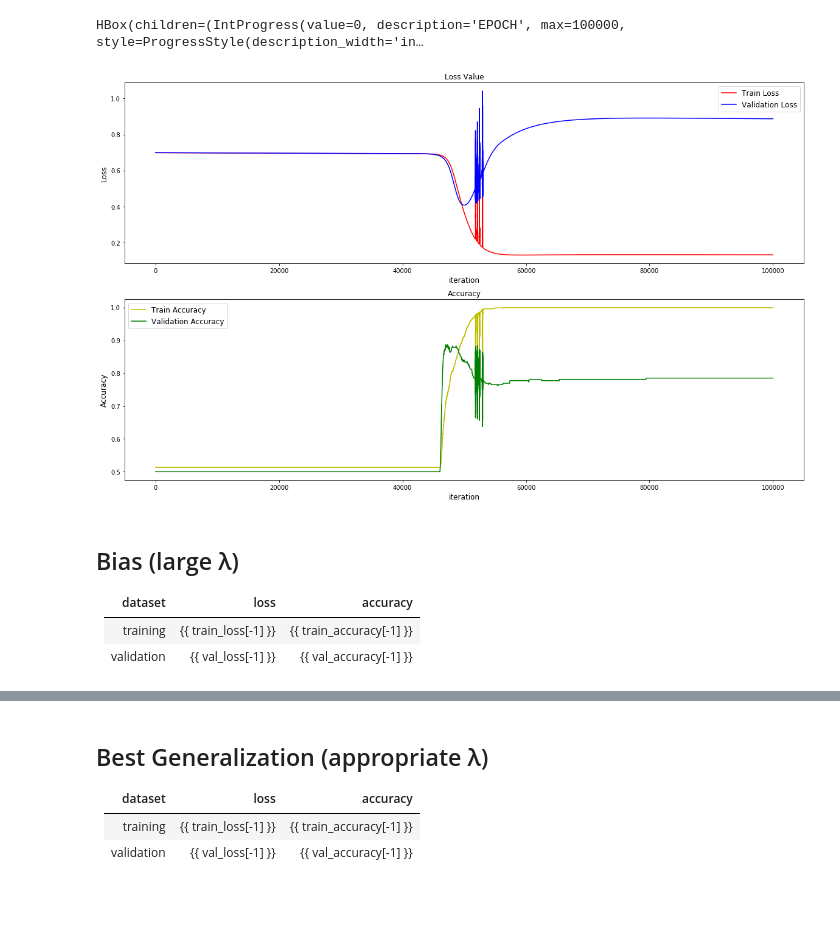
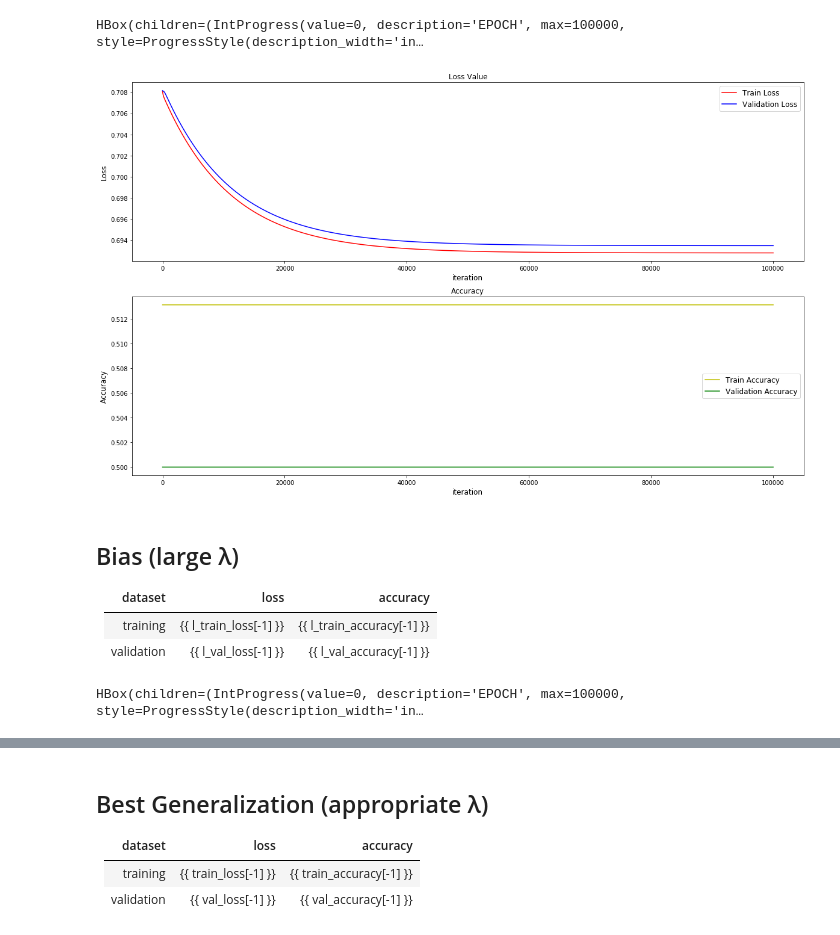
Before and after one commit to ddamddi/ml-project, a Jupyter notebook: Assignment#6/Assignment#6.ipynb, the cells around one changed output, grey strips where cells are left out. Drawn from its saved outputs; the diff is of its cells as text; code cells hidden in the pictures; blank space fills up the shorter version.

```diff
--- a/Assignment#6/Assignment#6.ipynb
+++ b/Assignment#6/Assignment#6.ipynb
@@ -112,9 +112,9 @@ NUM_EPOCH = 100000
 NUM_HIDDEN_LAYER_1 = 5
 NUM_HIDDEN_LAYER_2 = 3
 
-SMALL_LAMBDA = 0.0001
-LAMBDA = 0.0005
-LARGE_LAMBDA = 0.004775
+SMALL_LAMBDA = 0.004
+LAMBDA = 0.00476875
+LARGE_LAMBDA = 0.006
 
 
 NUM_TRAIN_DATA = train_data.shape[1]
@@ -133,10 +133,10 @@ b_1 = 0
 b_2 = 0
 b_3 = 0
 
-train_loss = []
-train_accuracy = []
-val_loss = []
-val_accuracy = []
+l_train_loss = []
+l_train_accuracy = []
+l_val_loss = []
+l_val_accuracy = []
 # %%
 for i in trange(NUM_EPOCH, desc="EPOCH"):
     J = 0
@@ -178,10 +178,10 @@ for i in trange(NUM_EPOCH, desc="EPOCH"):
     # FOR CALCULATING TRAIN LOSS
     J = (np.dot(train_label, (np.log(A_3)).T) + np.dot(1-train_label, (np.log(1-A_3)).T))
     J = -np.sum(J)/NUM_TRAIN_DATA + LARGE_LAMBDA/2 * (np.sum(w_1**2) + np.sum(w_2**2) + np.sum(w_3**2))
-    train_loss.append(J)
+    l_train_loss.append(J)
 
     # FOR CALCULATING TRAIN ACCURACY
-    train_accuracy.append(calcAcc(A_3[0], train_label[0], 0.5))
+    l_train_accuracy.append(calcAcc(A_3[0], train_label[0], 0.5))
 
     # UPDATE PARAMETERS
     w_1 = (1 - LEARNING_RATE * LARGE_LAMBDA/2) * w_1 - LEARNING_RATE * dw_1
@@ -204,10 +204,10 @@ for i in trange(NUM_EPOCH, desc="EPOCH"):
 
     J = (np.dot(val_label, (np.log(A_3)).T) + np.dot(1-val_label, (np.log(1-A_3)).T))
     J = -np.sum(J)/NUM_VAL_DATA + LARGE_LAMBDA/2 * (np.sum(w_1**2) + np.sum(w_2**2) + np.sum(w_3**2))
-    val_loss.append(J)
+    l_val_loss.append(J)
 
     # FOR CALCULATING VALIDATION ACCURACY
-    val_accuracy.append(calcAcc(A_3[0], val_label[0], 0.5))
+    l_val_accuracy.append(calcAcc(A_3[0], val_label[0], 0.5))
 
 #     if isConvergence(i, train_loss):
 #         break
@@ -216,31 +216,31 @@ HBox(children=(IntProgress(value=0, description='EPOCH', max=100000, style=Progr
 # %%
 # PLOT TRAIN AND VALIDATION LOSS AT EVERY ITERATION
 
 fig, ax2 = plt.subplots(2,1,figsize=(20,12))
 ax2[0].set_title("Loss Value")
 ax2[0].set_ylabel("Loss", fontsize="12")
 ax2[0].set_xlabel("iteration", fontsize="12")
-ax2[0].plot(range(1, len(train_loss)+1), train_loss,'-r', label='Train Loss')
-ax2[0].plot(range(1, len(val_loss)+1), val_loss, '-b', label='Validation Loss')
+ax2[0].plot(range(1, len(l_train_loss)+1), l_train_loss,'-r', label='Train Loss')
+ax2[0].plot(range(1, len(l_val_loss)+1), l_val_loss, '-b', label='Validation Loss')
 ax2[0].legend(fontsize="12")
 
 # PLOT TRAIN AND VALIDATION ACCURACY AT EVERY ITERATION
 ax2[1].set_title("Accuracy")
 ax2[1].set_ylabel("Accuracy", fontsize="12")
 ax2[1].set_xlabel("iteration", fontsize="12")
-ax2[1].plot(range(1, len(train_accuracy)+1), train_accuracy, '-y', label='Train Accuracy')
-ax2[1].plot(range(1, len(val_accuracy)+1), val_accuracy, '-g', label='Validation Accuracy')
+ax2[1].plot(range(1, len(l_train_accuracy)+1), l_train_accuracy, '-y', label='Train Accuracy')
+ax2[1].plot(range(1, len(l_val_accuracy)+1), l_val_accuracy, '-g', label='Validation Accuracy')
 ax2[1].legend(fontsize="12")
 plt.show()
 # %% [output]
-[figure, old version]
+[figure, new version]
 # %% [markdown]
 ## Bias (large λ)
 
 | dataset | loss | accuracy |
 | -- | -- | -- |
-| training | {{ train_loss[-1] }} | {{ train_accuracy[-1] }} |
-| validation | {{ val_loss[-1] }} | {{ val_accuracy[-1] }} |
+| training | {{ l_train_loss[-1] }} | {{ l_train_accuracy[-1] }} |
+| validation | {{ l_val_loss[-1] }} | {{ l_val_accuracy[-1] }} |
 # %%
 w_1 = np.random.randn(NUM_HIDDEN_LAYER_1,10000) * 0.01
 w_2 = np.random.randn(NUM_HIDDEN_LAYER_2, NUM_HIDDEN_LAYER_1) * 0.01
@@ -299,10 +299,10 @@ for i in trange(NUM_EPOCH, desc="EPOCH"):
     # FOR CALCULATING TRAIN LOSS
     J = (np.dot(train_label, (np.log(A_3)).T) + np.dot(1-train_label, (np.log(1-A_3)).T))
     J = -np.sum(J)/NUM_TRAIN_DATA + SMALL_LAMBDA/2 * (np.sum(w_1**2) + np.sum(w_2**2) + np.sum(w_3**2))
-    train_loss.append(J)
+    s_train_loss.append(J)
 
     # FOR CALCULATING TRAIN ACCURACY
-    train_accuracy.append(calcAcc(A_3[0], train_label[0], 0.5))
+    s_train_accuracy.append(calcAcc(A_3[0], train_label[0], 0.5))
 
     # UPDATE PARAMETERS
     w_1 = (1 - LEARNING_RATE * SMALL_LAMBDA/2) * w_1 - LEARNING_RATE * dw_1
@@ -325,13 +325,15 @@ for i in trange(NUM_EPOCH, desc="EPOCH"):
 
     J = (np.dot(val_label, (np.log(A_3)).T) + np.dot(1-val_label, (np.log(1-A_3)).T))
     J = -np.sum(J)/NUM_VAL_DATA + SMALL_LAMBDA/2 * (np.sum(w_1**2) + np.sum(w_2**2) + np.sum(w_3**2))
-    val_loss.append(J)
+    s_val_loss.append(J)
 
     # FOR CALCULATING VALIDATION ACCURACY
-    val_accuracy.append(calcAcc(A_3[0], val_label[0], 0.5))
+    s_val_accuracy.append(calcAcc(A_3[0], val_label[0], 0.5))
 
 #     if isConvergence(i, train_loss):
 #         break
+# %% [output]
+HBox(children=(IntProgress(value=0, description='EPOCH', max=100000, style=ProgressStyle(description_width='in…
 # %%
 # PLOT TRAIN AND VALIDATION LOSS AT EVERY ITERATION
 
```
Also changed, not shown: parts of 5 cells of this notebook.
